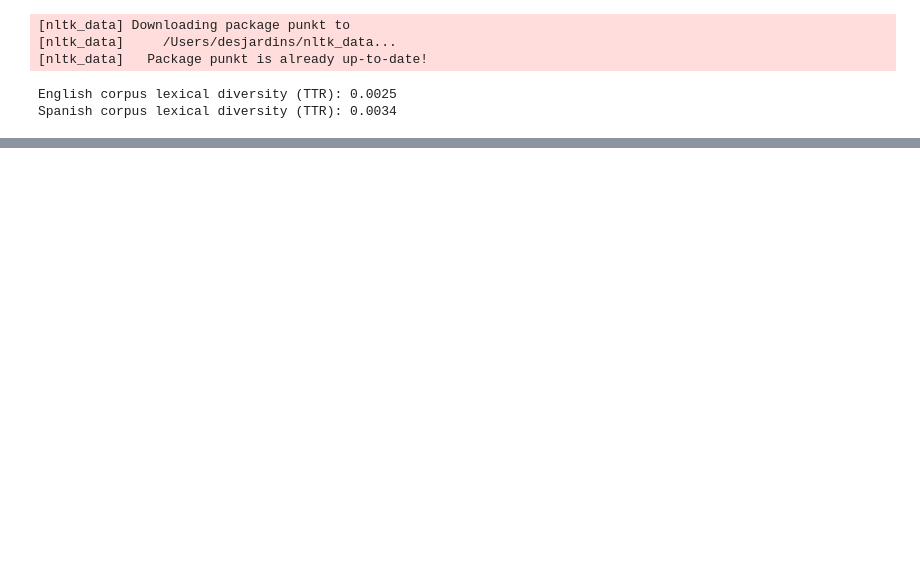
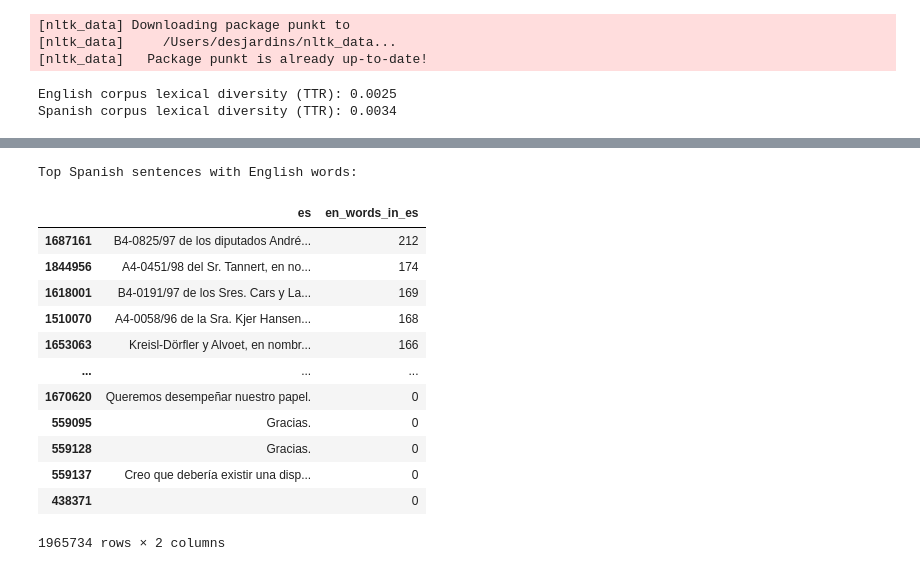
Before and after one commit to DesjardinsRepos/NLP_2025, a Jupyter notebook: language_translation/1-insights.ipynb, the cells around one changed output, grey strips where cells are left out. Cells and saved outputs as stored; diff of their text form; code cells hidden in the pictures; blank space fills up the shorter version.

```diff
--- a/language_translation/1-insights.ipynb
+++ b/language_translation/1-insights.ipynb
@@ -545,0 +575,18 @@ print(df[['en', 'es_words_in_en']].sort_values(by='es_words_in_en', ascending=Fa
+# %%
+print("Top Spanish sentences with English words:")
+df[['es', 'en_words_in_es']].sort_values(by='en_words_in_es', ascending=False)
+# %% [output]
+Top Spanish sentences with English words:
+|  | es | en_words_in_es |
+| 1687161 | B4-0825/97 de los diputados André... | 212 |
+| 1844956 | A4-0451/98 del Sr. Tannert, en no... | 174 |
+| 1618001 | B4-0191/97 de los Sres. Cars y La... | 169 |
+| 1510070 | A4-0058/96 de la Sra. Kjer Hansen... | 168 |
+| 1653063 | Kreisl-Dörfler y Alvoet, en nombr... | 166 |
+| ... | ... | ... |
+| 1670620 | Queremos desempeñar nuestro papel. | 0 |
+| 559095 | Gracias. | 0 |
+| 559128 | Gracias. | 0 |
+| 559137 | Creo que debería existir una disp... | 0 |
+| 438371 |  | 0 |
+1965734 rows × 2 columns
```
Also changed, not shown: parts of 6 cells of this notebook.
